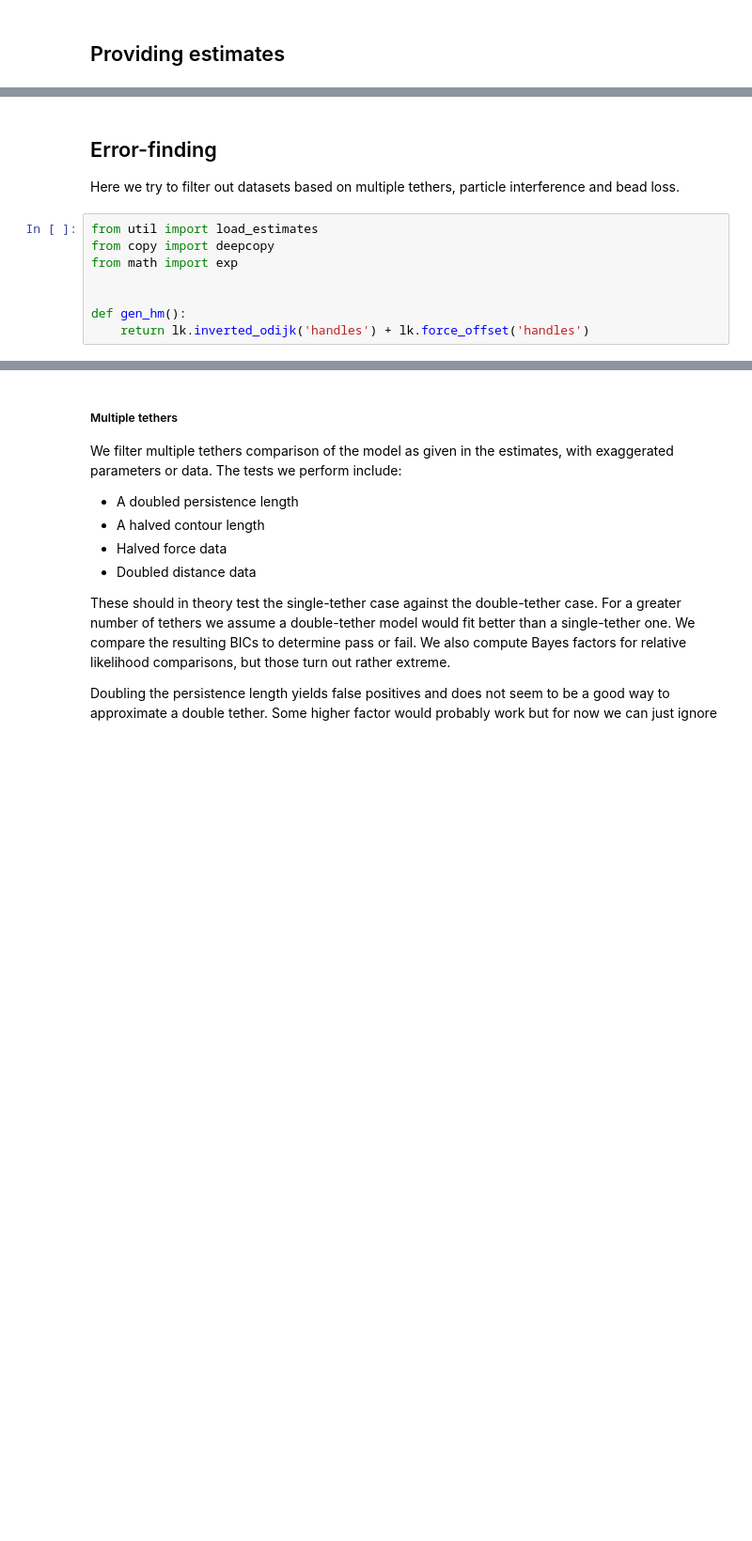
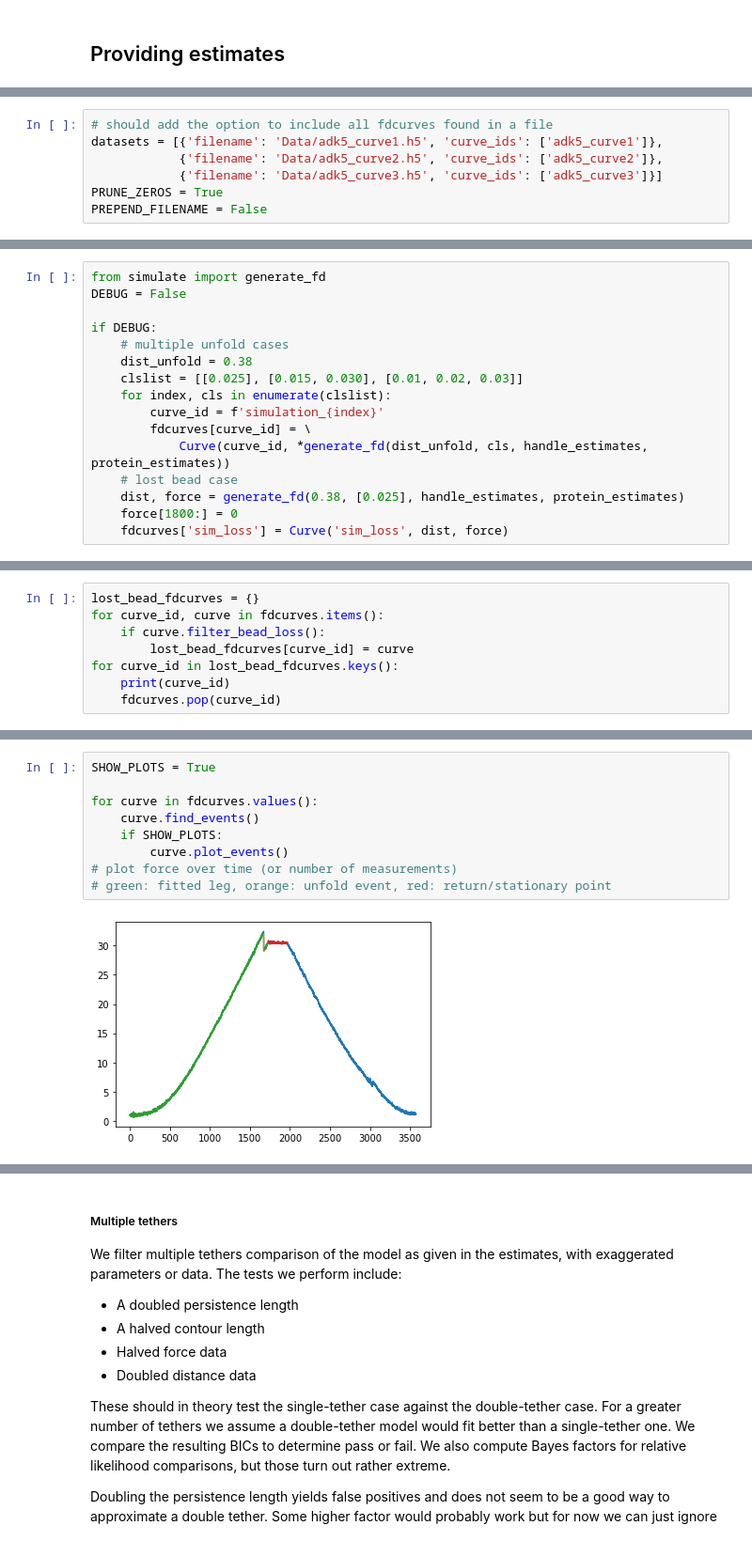
Before and after one commit to kaveeken/tweezers, a Jupyter notebook: CVbook.ipynb, the cells around one changed output, grey strips where cells are left out. Shown: that part at 94% size. Cells and saved outputs as stored; diff of their text form; blank space fills up the shorter version.

```diff
--- a/CVbook.ipynb
+++ b/CVbook.ipynb
@@ -125,0 +81,7 @@ writing estimates.json
+# %%
+# should add the option to include all fdcurves found in a file
+datasets = [{'filename': 'Data/adk5_curve1.h5', 'curve_ids': ['adk5_curve1']},
+            {'filename': 'Data/adk5_curve2.h5', 'curve_ids': ['adk5_curve2']},
+            {'filename': 'Data/adk5_curve3.h5', 'curve_ids': ['adk5_curve3']}]
+PRUNE_ZEROS = True
+PREPEND_FILENAME = False
@@ -125,0 +114,16 @@ writing estimates.json
+# %%
+from simulate import generate_fd
+DEBUG = False
+
+if DEBUG:
+    # multiple unfold cases
+    dist_unfold = 0.38
+    clslist = [[0.025], [0.015, 0.030], [0.01, 0.02, 0.03]]
+    for index, cls in enumerate(clslist):
+        curve_id = f'simulation_{index}'
+        fdcurves[curve_id] = \
+            Curve(curve_id, *generate_fd(dist_unfold, cls, handle_estimates, protein_estimates))
+    # lost bead case
+    dist, force = generate_fd(0.38, [0.025], handle_estimates, protein_estimates)
+    force[1800:] = 0
+    fdcurves['sim_loss'] = Curve('sim_loss', dist, force)
@@ -126,2 +133,10 @@ writing estimates.json
+# %%
+lost_bead_fdcurves = {}
+for curve_id, curve in fdcurves.items():
+    if curve.filter_bead_loss():
+        lost_bead_fdcurves[curve_id] = curve
+for curve_id in lost_bead_fdcurves.keys():
+    print(curve_id)
+    fdcurves.pop(curve_id)
 # %% [markdown]
 ## Event-finding
@@ -173,11 +152,11 @@ if VERBOSE:
-# %% [markdown]
-## Error-finding
-Here we try to filter out datasets based on multiple tethers, particle interference and bead loss.
-# %%
-from util import load_estimates
-from copy import deepcopy
-from math import exp
-
-
-def gen_hm():
-    return lk.inverted_odijk('handles') + lk.force_offset('handles')
+# %%
+SHOW_PLOTS = True
+
+for curve in fdcurves.values():
+    curve.find_events()
+    if SHOW_PLOTS:
+        curve.plot_events()
+# plot force over time (or number of measurements)
+# green: fitted leg, orange: unfold event, red: return/stationary point
+# %% [output]
+[figure, added]
```
Also changed, not shown: parts of 43 cells of this notebook.
